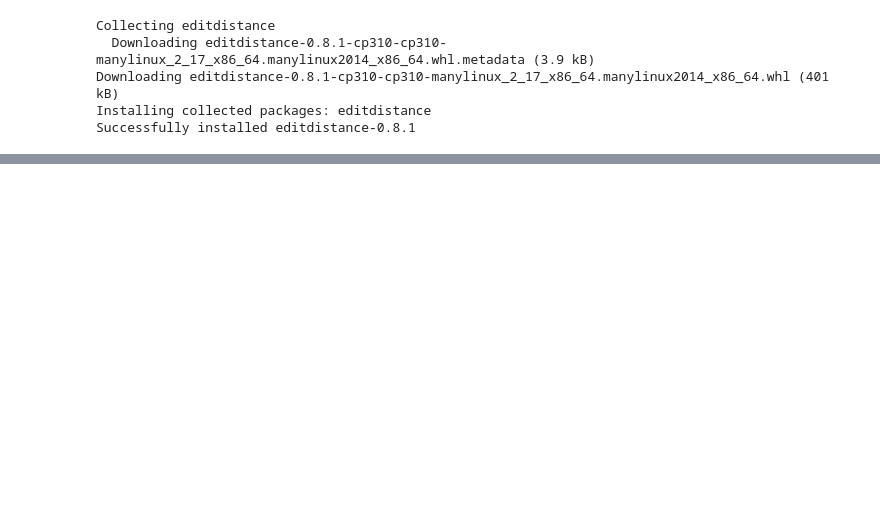
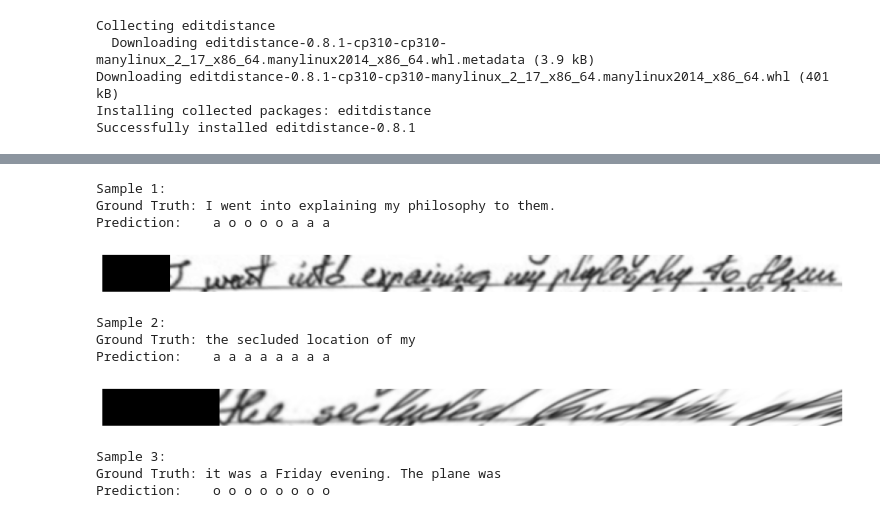
Before and after one commit to orestasdulinskas/handwrinting_recognition, a Jupyter notebook: journal-mvp.ipynb, the cells around one changed output, grey strips where cells are left out. Cells and saved outputs as stored; diff of their text form; code cells hidden in the pictures; blank space fills up the shorter version.

```diff
--- a/journal-mvp.ipynb
+++ b/journal-mvp.ipynb
@@ -513,11 +499,0 @@ Word Error Rate: 1.4538
-# %%
-def visualize_results(dataset, ground_truth, predictions, num_samples=2):
-    for batch_images, _ in dataset:
-        for i in range(2):
-            print(f"Ground Truth: {ground_truth[i]}\n <<>>Prediction: {predictions[i]}")
-            plt.figure(figsize=(15, 15))
-            plt.imshow(batch_images[i].numpy().squeeze(), cmap='gray')
-            plt.axis('off')  # Hide the axis
-            plt.show()
-
-visualize_results(val_loader, ground_truth, predictions)
@@ -543,0 +500,69 @@ Ground Truth: me to a broken hope and lack<PAD><PAD><PAD><PAD><PAD><PAD><PAD><PA
+# %%
+def get_predictions_and_ground_truth(model, dataloader, num_samples=10):
+    model.eval()
+    device = next(model.parameters()).device
+
+    batch_images, labels = next(iter(dataloader))
+    batch_images = batch_images.to(device)
+
+    with torch.no_grad():
+        outputs = model(batch_images)
+
+    # Decode predictions
+    outputs = outputs.cpu()
+    predictions = []
+    ground_truth = []
+    images = []
+
+    for i in range(min(num_samples, len(labels))):
+        # Decode prediction
+        pred_sequence = outputs[i].argmax(dim=1)
+        pred_chars = []
+        prev_char = None
+        for idx in pred_sequence:
+            char = num_to_char[idx.item()]
+            if char != prev_char and char != '<PAD>':
+                pred_chars.append(char)
+            prev_char = char
+
+        # Decode ground truth
+        true_chars = []
+        for idx in labels[i]:
+            char = num_to_char[idx.item()]
+            if char != '<PAD>':
+                true_chars.append(char)
+
+        if len(pred_chars) > 0:  # Only add if prediction isn't empty
+            predictions.append(''.join(pred_chars))
+            ground_truth.append(''.join(true_chars))
+            images.append(batch_images[i].cpu().numpy())
+
+    return ground_truth, predictions, images
+
+def visualize_results(images, ground_truth, predictions):
+    for i in range(len(predictions)):
+        print(f"\nSample {i+1}:")
+        print(f"Ground Truth: {ground_truth[i]}")
+        print(f"Prediction:   {predictions[i]}")
+
+        plt.figure(figsize=(15, 3))
+        plt.imshow(images[i].squeeze(), cmap='gray')
+        plt.axis('off')
+        plt.show()
+        plt.close()
+
+# Usage
+ground_truth, predictions, images = get_predictions_and_ground_truth(model, val_loader)
+visualize_results(images, ground_truth, predictions)
+# %% [output]
+Sample 1:
+Ground Truth: I went into explaining my philosophy to them.
+Prediction:    a o o o o a a a
+[figure, added]
+Sample 2:
+Ground Truth: the secluded location of my
+Prediction:    a a a a a a a a
+[figure, added]
+Sample 3:
+Ground Truth: it was a Friday evening. The plane was
+Prediction:    o o o o o o o o
```
Also changed, not shown: parts of 19 cells of this notebook.
